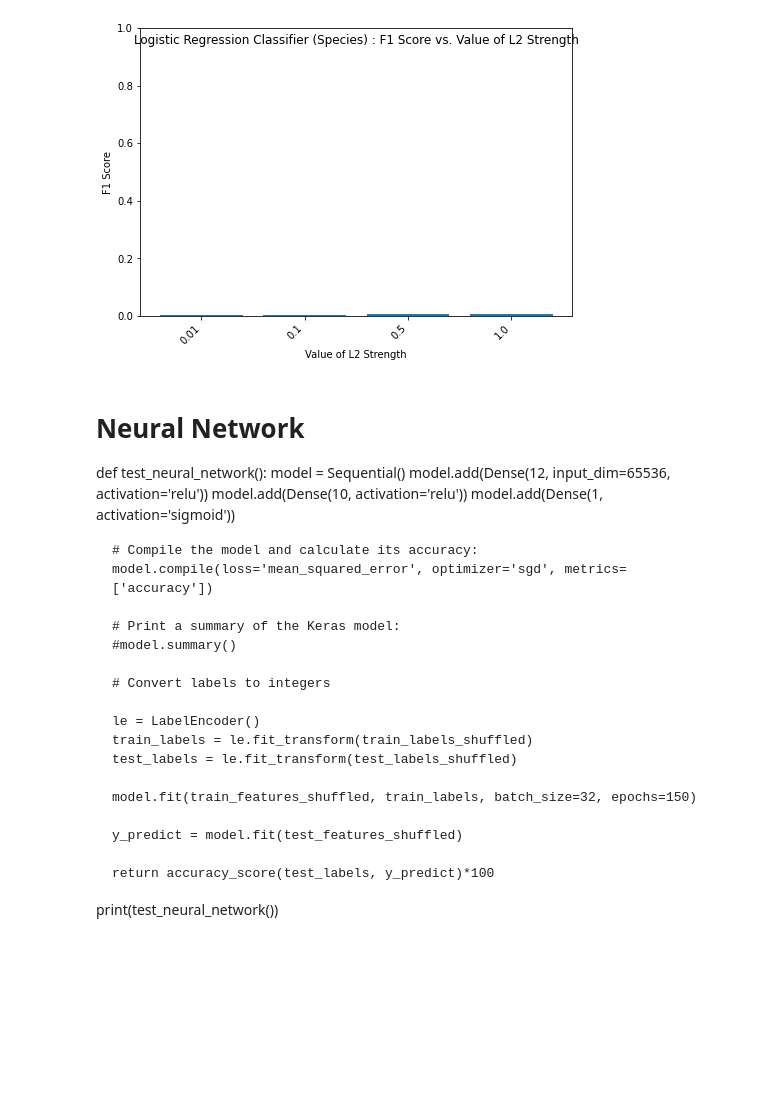
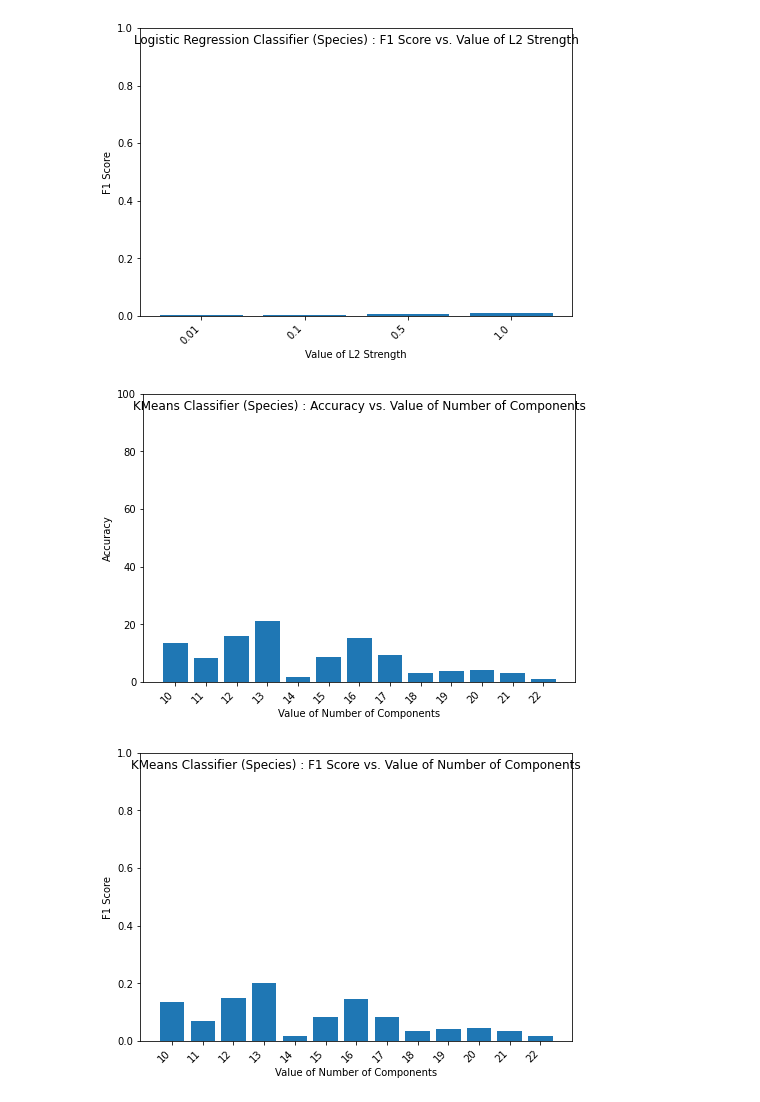
Before and after one commit to landmund/w207-spring2022-final-project-wong-chen-lim, a Jupyter notebook: Basic_Classifiers.ipynb, the cells around one changed output. Saved outputs shown, nothing was run; the diff lists cells and outputs as text; code cells hidden in the pictures; blank space fills up the shorter version.

```diff
--- a/Basic_Classifiers.ipynb
+++ b/Basic_Classifiers.ipynb
@@ -449,29 +490,24 @@ plot_scores(c_list, lr_species_acc, lr_species_f1_list, "L2 Strength", "Accuracy
-# %% [markdown]
-# Neural Network
-
-def test_neural_network():
-    model = Sequential()
-    model.add(Dense(12, input_dim=65536, activation='relu'))
-    model.add(Dense(10, activation='relu'))
-    model.add(Dense(1, activation='sigmoid'))
-
-    # Compile the model and calculate its accuracy:
-    model.compile(loss='mean_squared_error', optimizer='sgd', metrics=['accuracy'])
-
-    # Print a summary of the Keras model:
-    #model.summary()
-
-    # Convert labels to integers
-
-    le = LabelEncoder()
-    train_labels = le.fit_transform(train_labels_shuffled)
-    test_labels = le.fit_transform(test_labels_shuffled)
-
-    model.fit(train_features_shuffled, train_labels, batch_size=32, epochs=150)
-
-    y_predict = model.fit(test_features_shuffled)
-
-    return accuracy_score(test_labels, y_predict)*100
-
-
-print(test_neural_network())
+# %%
+# K-Means clustering
+components = [i for i in range(10,23)]
+kmeans_acc = list()
+kmeans_f1_list = list()
+kmeans_species_acc = list()
+kmeans_species_f1_list = list()
+
+# K-Means clustering
+
+for i in tqdm(range(len(components))):
+    kmeans = KMeans(components[i], random_state=0)
+    # Test IDs
+
+    ac,f1 = test_cluster_accuracy(kmeans, train_features_pca, test_features_pca)
+
+    kmeans_species_f1_list.append(f1)
+    kmeans_species_acc.append(ac)
+
+
+plot_scores(components, kmeans_species_acc, kmeans_species_f1_list, "Number of Components", "Accuracy", "F1 Score", "KMeans Classifier (Species)", False)
+# %% [output]
+[figure, added]
+[figure, added]
```
Also changed, not shown: parts of 13 cells of this notebook.
